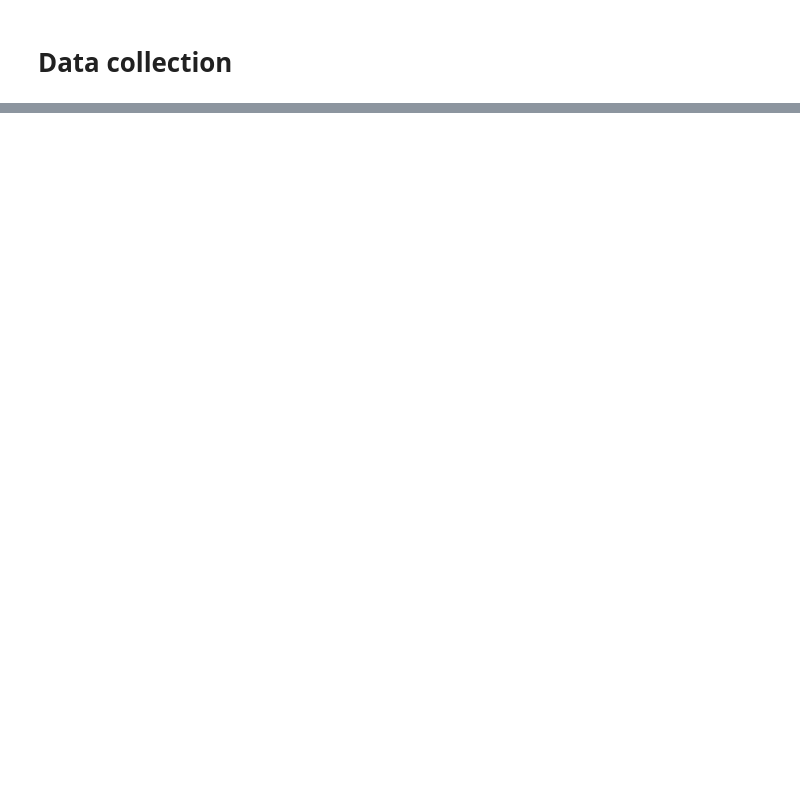
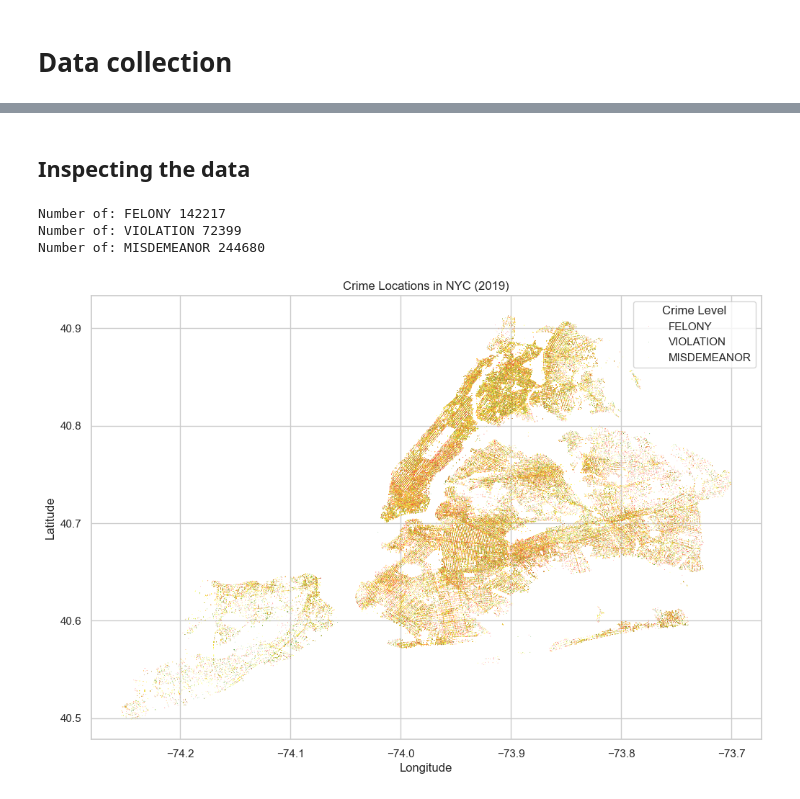
Before and after one commit to Grumlebob/ExamGDS, a Jupyter notebook: inspiration.ipynb, the cells around one changed output, grey strips where cells are left out. Drawn from its saved outputs; the diff is of its cells as text; code cells hidden in the pictures; blank space fills up the shorter version.

Commit message:
data loaded, osmnx not working

```diff
--- a/inspiration.ipynb
+++ b/inspiration.ipynb
@@ -69,16 +48,32 @@ Successfully installed affine-2.4.0 click-plugins-1.1.1 cligj-0.7.2 contextily-1
 # %% [markdown]
 # Data collection
 # %%
-# Load NYPD Complaint Data (Historic) and filter for year 2019
+data_path = "./data/NYPD_Complaint_Data_Historic_20250403.csv"
 url = "https://data.cityofnewyork.us/api/views/qgea-i56i/rows.csv?accessType=DOWNLOAD"
-# Only load needed columns to save memory
+
+# columns to load
 cols = ["CMPLNT_FR_DT", "LAW_CAT_CD", "BORO_NM", "ADDR_PCT_CD", "Latitude", "Longitude"]
-crime_df = pd.read_csv(url, usecols=cols, parse_dates=["CMPLNT_FR_DT"])
+
+# Check if the file exists locally
+if os.path.exists(data_path):
+    print("Loading data from local file...")
+    crime_df = pd.read_csv(data_path, usecols=cols)
+else:
+    print("Downloading data from API...")
+    crime_df = pd.read_csv(url, usecols=cols)
+    # Save the fetched data to a local CSV file for future use
+    crime_df.to_csv(data_path, index=False)
+
+# Convert dates to datetime. Parse errors will set value to NaT
+crime_df["CMPLNT_FR_DT"] = pd.to_datetime(crime_df["CMPLNT_FR_DT"], format="%m/%d/%Y", errors='coerce')
+
 # Filter for year 2019
 crime_df = crime_df[crime_df["CMPLNT_FR_DT"].dt.year == 2019]
+
 # Drop records with missing or invalid coordinates
 crime_df = crime_df.dropna(subset=["Latitude", "Longitude"])
 crime_df = crime_df[crime_df["Latitude"] != 0]
+
 print(f"Total records in 2019: {len(crime_df)}")
 crime_df.head(3)
 # %% [output]
@@ -85,0 +86,27 @@ KeyboardInterrupt:
+# %% [markdown]
+## Inspecting the data
+# %%
+crimelevels = crime_df["LAW_CAT_CD"].unique()
+for c in crimelevels:
+    print(f"Number of: {c} {len(crime_df[crime_df['LAW_CAT_CD'] == c])}")
+
+# Violations are green, misdemeanors are yellow, felonies are red
+colors = {
+    "VIOLATION": "green",
+    "MISDEMEANOR": "yellow",
+    "FELONY": "red"
+}
+# scatterplot of the three crime levels
+sns.set(style="whitegrid")
+plt.figure(figsize=(12, 8))
+sns.scatterplot(data=crime_df, x="Longitude", y="Latitude", hue="LAW_CAT_CD", palette=colors, alpha=0.5, s=0.3)
+plt.title("Crime Locations in NYC (2019)")
+plt.xlabel("Longitude")
+plt.ylabel("Latitude")
+plt.legend(title="Crime Level")
+plt.show()
+# %% [output]
+Number of: FELONY 142217
+Number of: VIOLATION 72399
+Number of: MISDEMEANOR 244680
+[figure, added]
```
Also changed, not shown: parts of 3 cells of this notebook, 1 other file.
